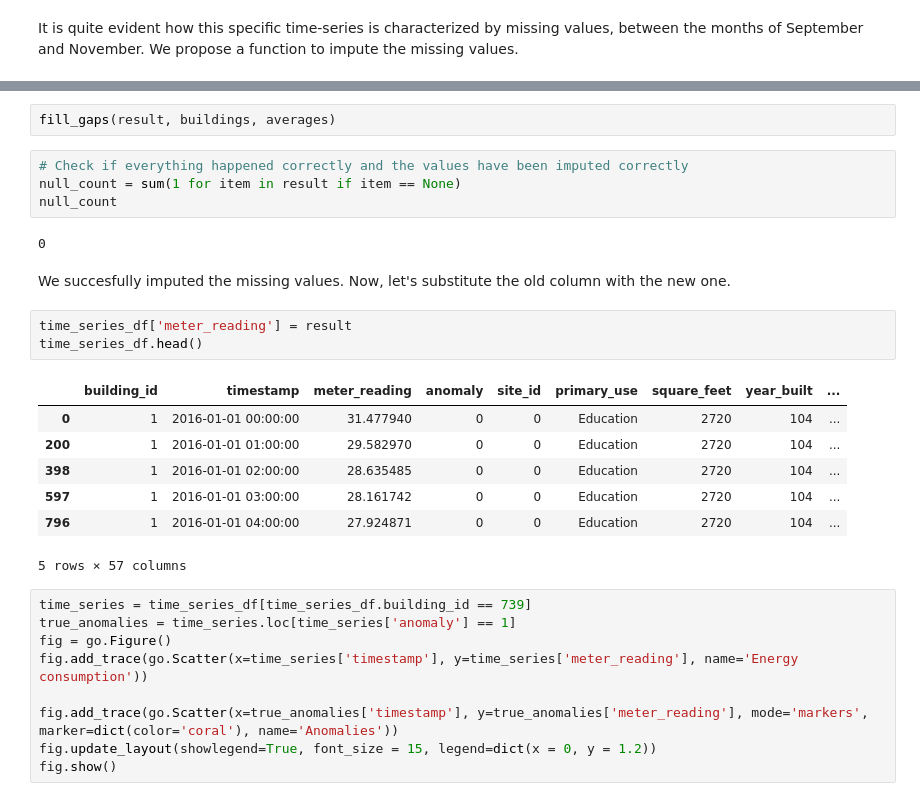
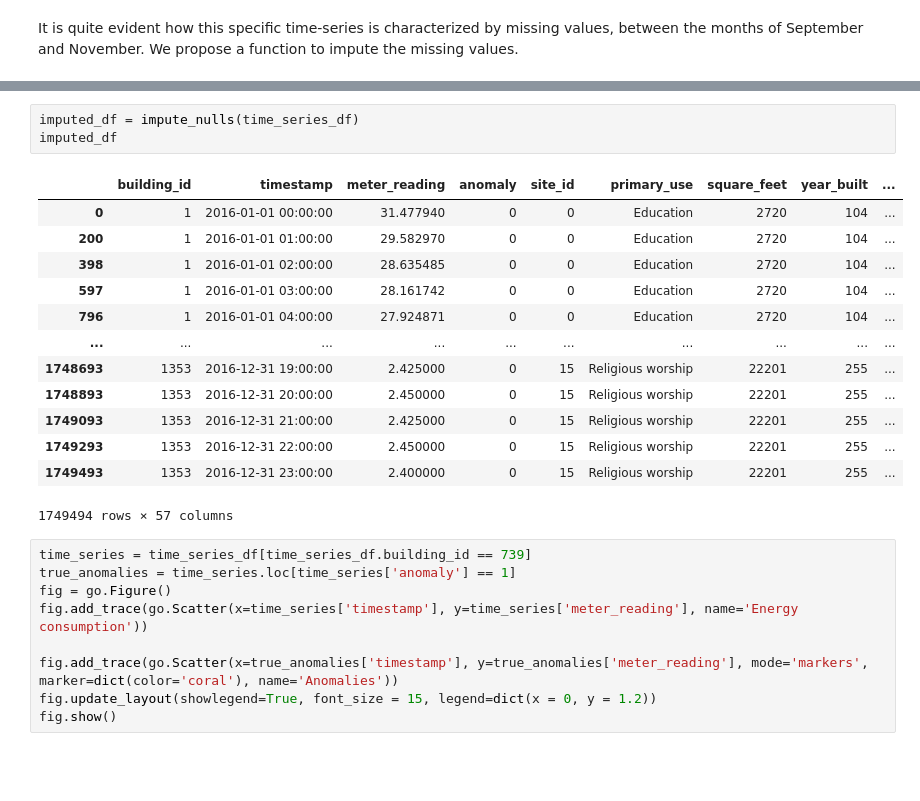
Before and after one commit to cmmedoro/Unsupervised_Anomaly_Detection_thesis, a Jupyter notebook: Data_analysis.ipynb, the cells around one changed output, grey strips where cells are left out. Drawn from its saved outputs; the diff is of its cells as text; blank space fills up the shorter version.

```diff
--- a/Data_analysis.ipynb
+++ b/Data_analysis.ipynb
@@ -235,24 +163,20 @@ def fill_gaps(readings, buildings, averages):
-# %%
-fill_gaps(result, buildings, averages)
-# %%
-# Check if everything happened correctly and the values have been imputed correctly
-null_count = sum(1 for item in result if item == None)
-null_count
-# %% [output]
-0
-# %% [markdown]
-We succesfully imputed the missing values. Now, let's substitute the old column with the new one.
-# %%
-time_series_df['meter_reading'] = result
-time_series_df.head()
-# %% [output]
-|  | building_id | timestamp | meter_reading | anomaly | site_id | primary_use | square_feet | year_built | ... |
-| 0 | 1 | 2016-01-01 00:00:00 | 31.477940 | 0 | 0 | Education | 2720 | 104 | ... |
-| 200 | 1 | 2016-01-01 01:00:00 | 29.582970 | 0 | 0 | Education | 2720 | 104 | ... |
-| 398 | 1 | 2016-01-01 02:00:00 | 28.635485 | 0 | 0 | Education | 2720 | 104 | ... |
-| 597 | 1 | 2016-01-01 03:00:00 | 28.161742 | 0 | 0 | Education | 2720 | 104 | ... |
-| 796 | 1 | 2016-01-01 04:00:00 | 27.924871 | 0 | 0 | Education | 2720 | 104 | ... |
-5 rows × 57 columns
+# %%
+imputed_df = impute_nulls(time_series_df)
+imputed_df
+# %% [output]
+|  | building_id | timestamp | meter_reading | anomaly | site_id | primary_use | square_feet | year_built | ... |
+| 0 | 1 | 2016-01-01 00:00:00 | 31.477940 | 0 | 0 | Education | 2720 | 104 | ... |
+| 200 | 1 | 2016-01-01 01:00:00 | 29.582970 | 0 | 0 | Education | 2720 | 104 | ... |
+| 398 | 1 | 2016-01-01 02:00:00 | 28.635485 | 0 | 0 | Education | 2720 | 104 | ... |
+| 597 | 1 | 2016-01-01 03:00:00 | 28.161742 | 0 | 0 | Education | 2720 | 104 | ... |
+| 796 | 1 | 2016-01-01 04:00:00 | 27.924871 | 0 | 0 | Education | 2720 | 104 | ... |
+| ... | ... | ... | ... | ... | ... | ... | ... | ... | ... |
+| 1748693 | 1353 | 2016-12-31 19:00:00 | 2.425000 | 0 | 15 | Religious worship | 22201 | 255 | ... |
+| 1748893 | 1353 | 2016-12-31 20:00:00 | 2.450000 | 0 | 15 | Religious worship | 22201 | 255 | ... |
+| 1749093 | 1353 | 2016-12-31 21:00:00 | 2.425000 | 0 | 15 | Religious worship | 22201 | 255 | ... |
+| 1749293 | 1353 | 2016-12-31 22:00:00 | 2.450000 | 0 | 15 | Religious worship | 22201 | 255 | ... |
+| 1749493 | 1353 | 2016-12-31 23:00:00 | 2.400000 | 0 | 15 | Religious worship | 22201 | 255 | ... |
+1749494 rows × 57 columns
 # %%
 time_series = time_series_df[time_series_df.building_id == 739]
 true_anomalies = time_series.loc[time_series['anomaly'] == 1]
```
Also changed, not shown: parts of 6 cells of this notebook.
